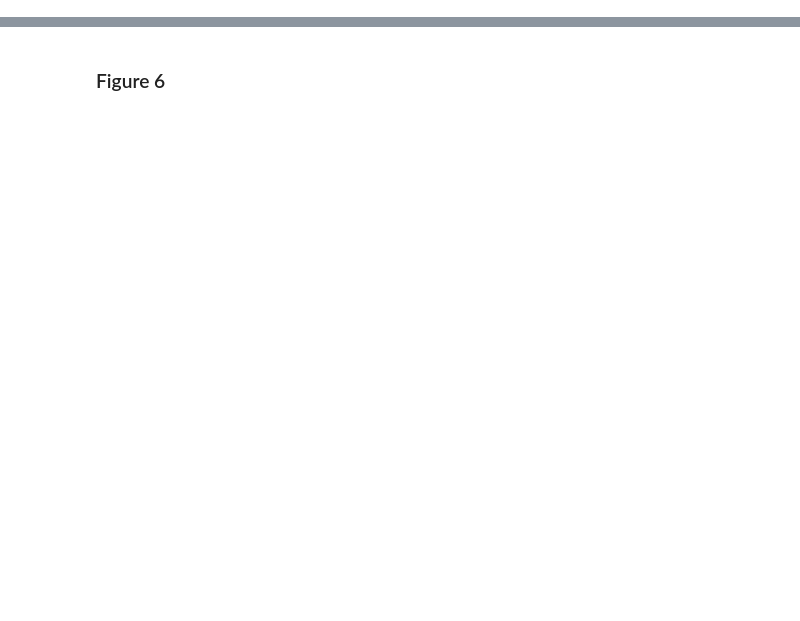
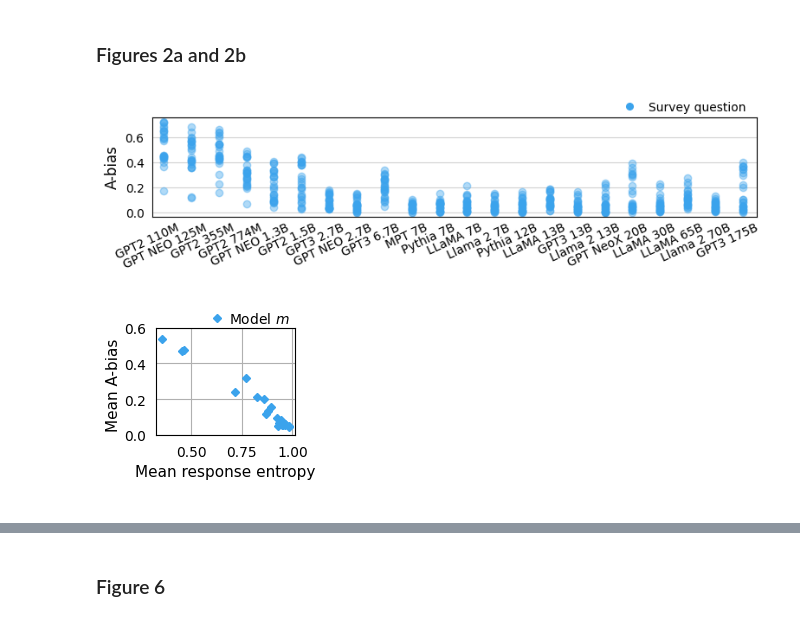
Before and after one commit to socialfoundations/surveying-language-models, a Jupyter notebook: figures.ipynb, the cells around one changed output, grey strips where cells are left out. Saved outputs shown, nothing was run; the diff lists cells and outputs as text; code cells hidden in the pictures; blank space fills up the shorter version.

```diff
--- a/figures.ipynb
+++ b/figures.ipynb
@@ -132,7 +0,0 @@ n_categories = {  # for each survey question
-# %%
-# various categories of models, sorted in increased size
-hf_models = sorted(hf_models, key=lambda x: model_sizes[x])
-all_models = sorted(hf_models + openai_models, key=lambda x: model_sizes[x])
-base_models = sorted(list(set(all_models) - set(instruct.keys())), key=lambda x: model_sizes[x])
-instruction_models = sorted(list(instruct.keys()), key=lambda x: model_sizes[x])
-variables = list(n_categories.keys())
@@ -651,0 +70,16 @@ plt.savefig('plots/adjusted_kl_cens_unif.pdf', bbox_inches='tight')
+# %% [markdown]
+### Figures 2a and 2b
+# %%
+from plot_utils.plot_utils import plot_a_bias, plot_abias_vs_entropy
+
+a_bias = {m: [abs(choice_responses[v][m][0] - (1. / n_categories[v])) for v in variables] for m in base_models}
+plot_a_bias(a_bias, base_models, model_names)
+plt.savefig('plots/a_bias.pdf', bbox_inches='tight')
+
+mean_a_bias = [np.mean(a_bias[m]) for m in base_models]
+mean_entropy = [np.mean([naive_norm_entropies[v][m] for v in variables]) for m in base_models]
+plot_abias_vs_entropy(mean_entropy, mean_a_bias)
+plt.savefig('plots/abias-vs-entropy.pdf', bbox_inches='tight')
+# %% [output]
+[figure, added]
+[figure, added]
```
Also changed, not shown: parts of 135 cells of this notebook, 31 other files.
